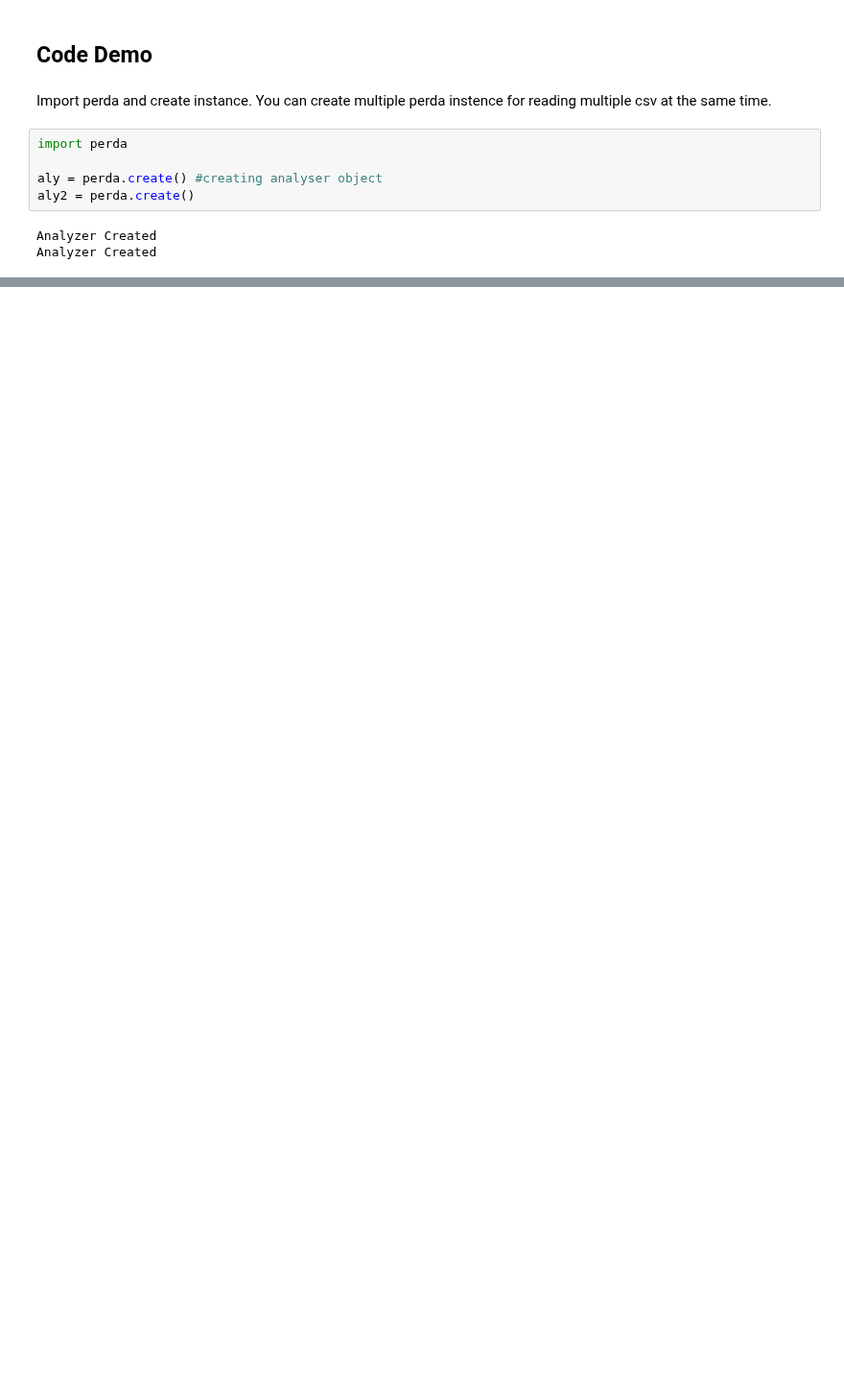
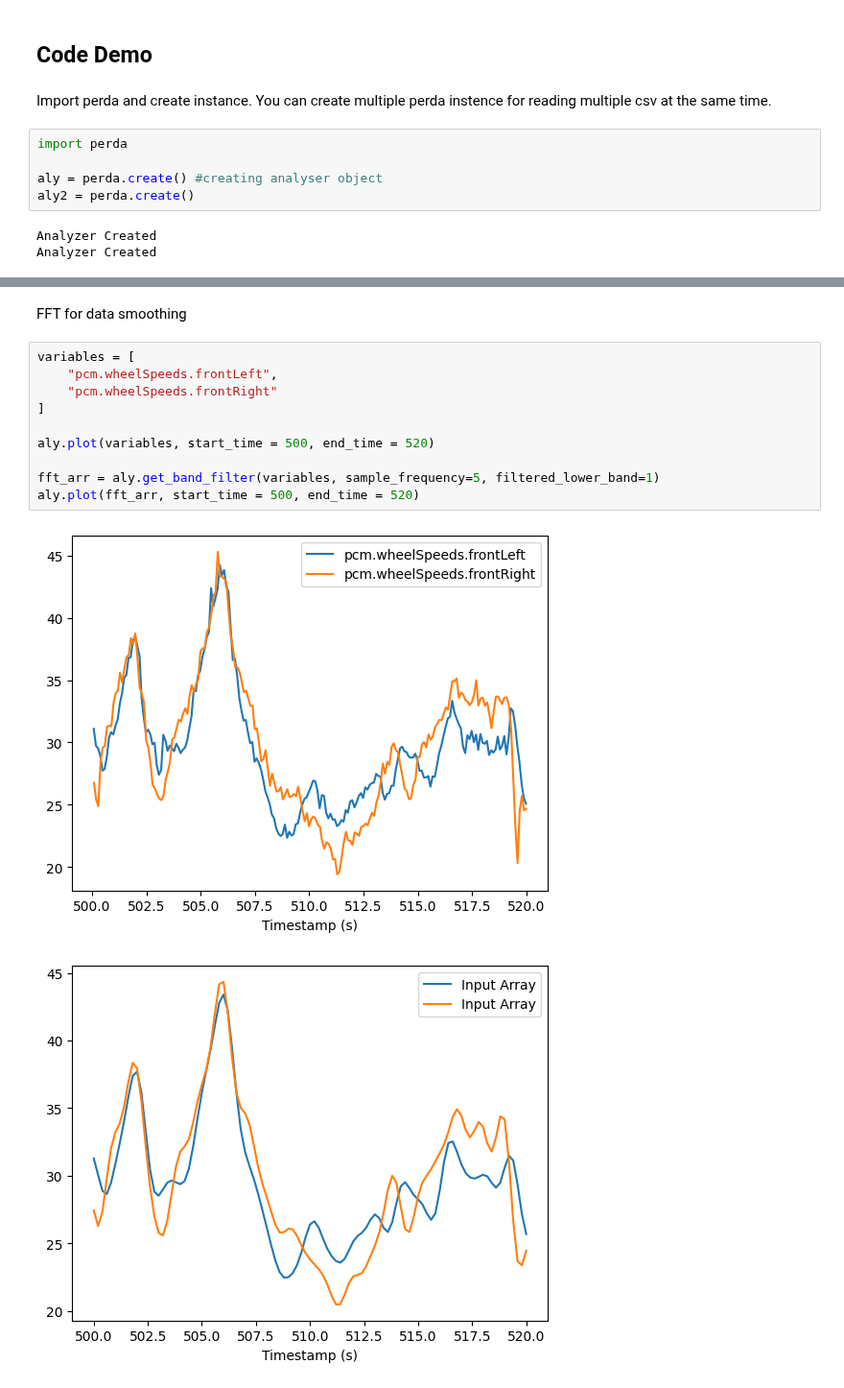
Before and after one commit to Penn-Electric-Racing/PER-Data-Analyzer, a Jupyter notebook: production/VizPlayground.ipynb, the cells around one changed output, grey strips where cells are left out. Shown at 96% size. Cells and saved outputs as stored; diff of their text form; blank space fills up the shorter version.

```diff
--- a/production/VizPlayground.ipynb
+++ b/production/VizPlayground.ipynb
@@ -218,0 +227,15 @@ pcm.wheelSpeeds.frontLeft Did not reach 60
+# %% [markdown]
+FFT for data smoothing
+# %%
+variables = [
+    "pcm.wheelSpeeds.frontLeft",
+    "pcm.wheelSpeeds.frontRight"
+]
+
+aly.plot(variables, start_time = 500, end_time = 520)
+
+fft_arr = aly.get_band_filter(variables, sample_frequency=5, filtered_lower_band=1)
+aly.plot(fft_arr, start_time = 500, end_time = 520)
+# %% [output]
+[figure, added]
+[figure, added]
```
Also changed, not shown: parts of 15 cells of this notebook, 2 other files.
